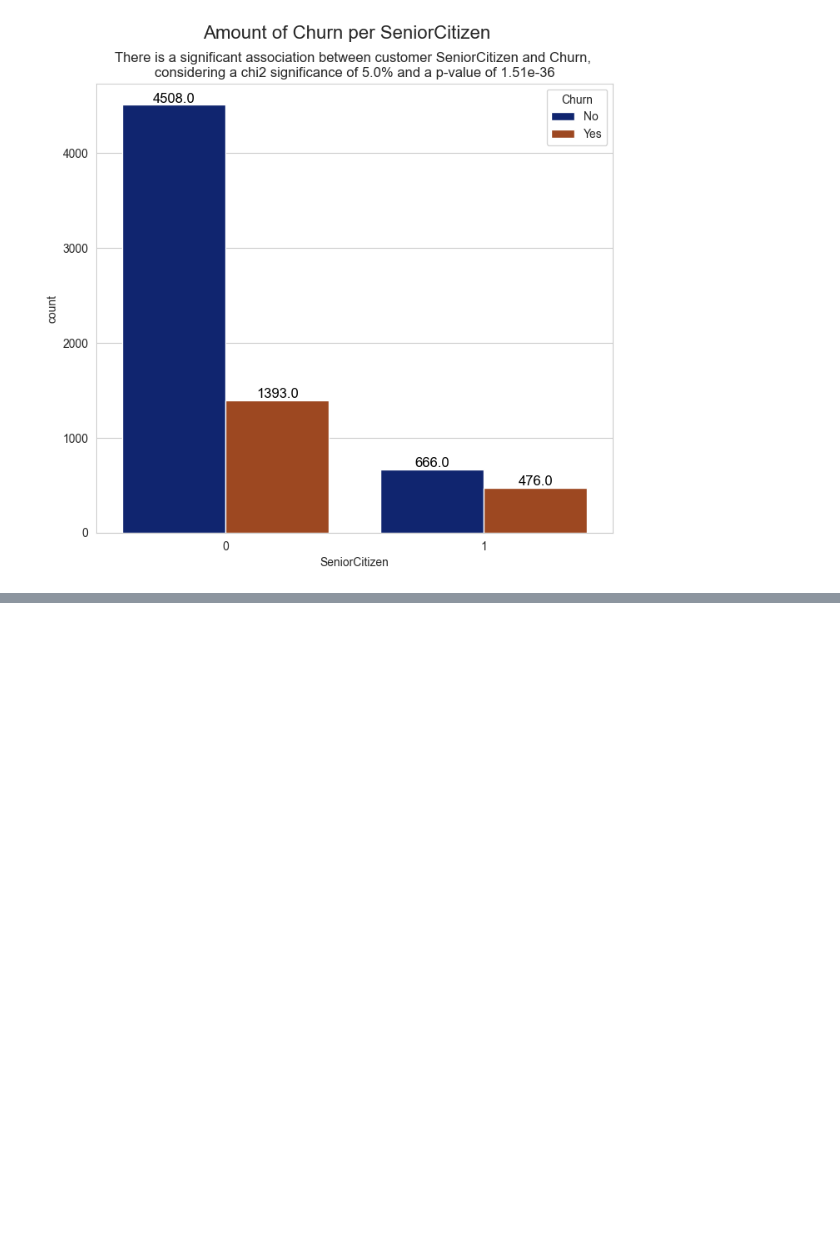
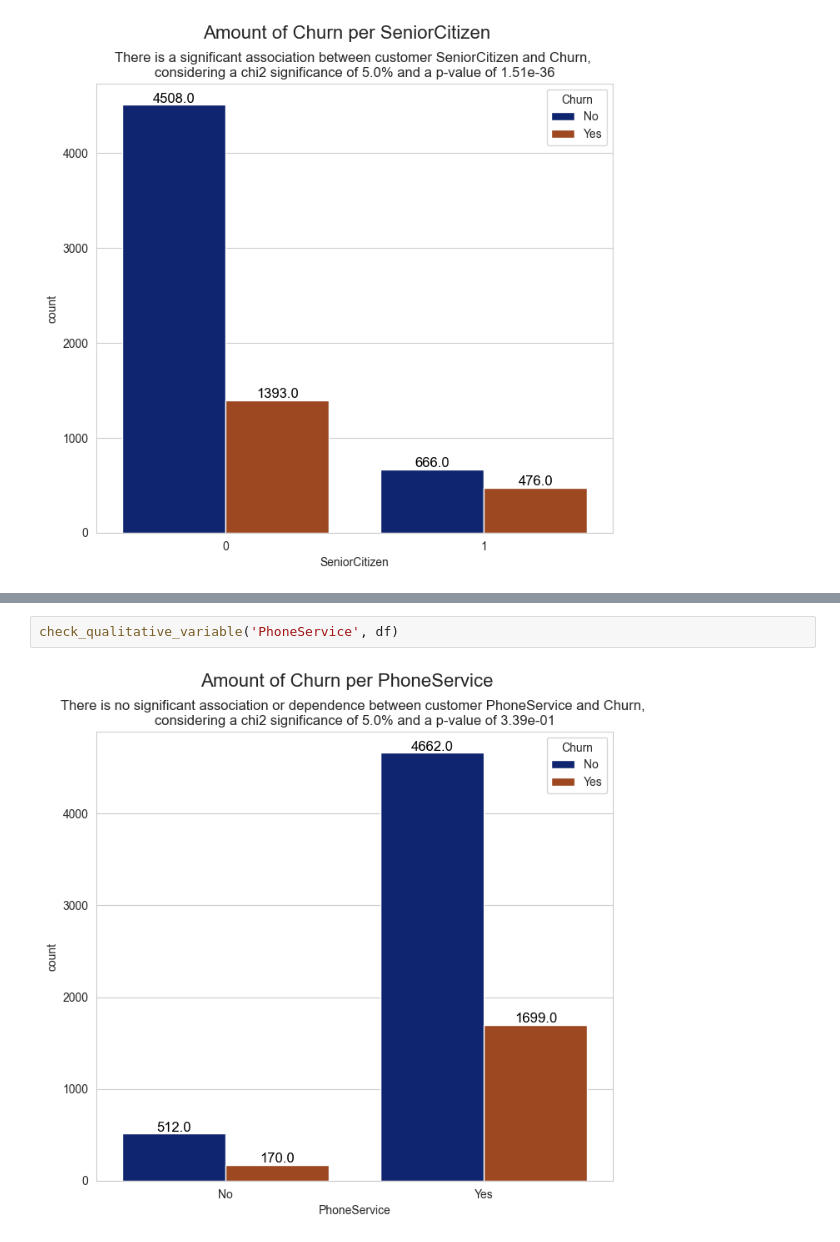
Before and after one commit to Gbrlmoraes/telecom_churn_prediction, a Jupyter notebook: notebooks/exploratory_data_analysis.ipynb, the cells around one changed output, grey strips where cells are left out. Cells and saved outputs as stored; diff of their text form; blank space fills up the shorter version.

```diff
--- a/notebooks/exploratory_data_analysis.ipynb
+++ b/notebooks/exploratory_data_analysis.ipynb
@@ -176,0 +204,4 @@ check_qualitative_variable(variable = 'SeniorCitizen', data = df)
+# %%
+check_qualitative_variable('PhoneService', df)
+# %% [output]
+[figure, added]
```
Also changed, not shown: parts of 13 cells of this notebook.
